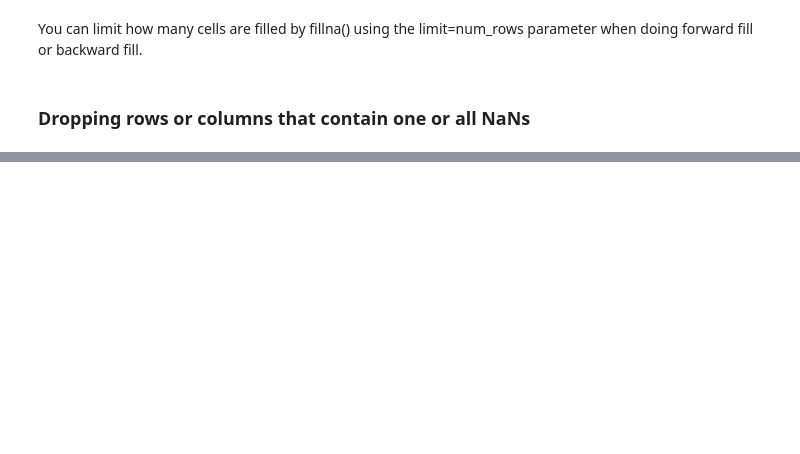
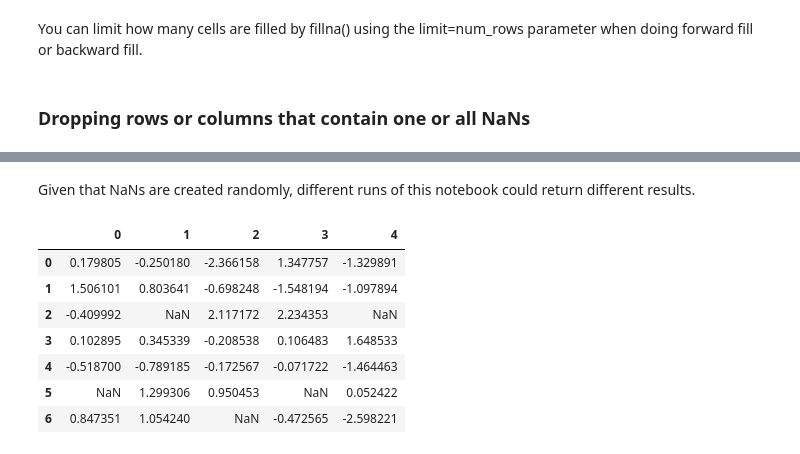
Before and after one commit to elsatch/datacamp-data-scientist-certification, a Jupyter notebook: DS101/Data_Management_with_Python/Assess_data_quality_and_perform_validation_tasks/Identify_calculate_and_replace_the_missing_values_using_Python.ipynb, the cells around one changed output, grey strips where cells are left out. Saved outputs shown, nothing was run; the diff lists cells and outputs as text; code cells hidden in the pictures; blank space fills up the shorter version.

```diff
--- a/DS101/Data_Management_with_Python/Assess_data_quality_and_perform_validation_tasks/Identify_calculate_and_replace_the_missing_values_using_Python.ipynb
+++ b/DS101/Data_Management_with_Python/Assess_data_quality_and_perform_validation_tasks/Identify_calculate_and_replace_the_missing_values_using_Python.ipynb
@@ -254,0 +299,14 @@ You can limit how many cells are filled by fillna() using the limit=num_rows par
+# %% [markdown]
+Given that NaNs are created randomly, different runs of this notebook could return different results.
+# %%
+# If we only want to drop rows where all columns are NaNs we must pass the how='all' argument
+nan_df.dropna(how='all')
+# %% [output]
+|  | 0 | 1 | 2 | 3 | 4 |
+| 0 | 0.179805 | -0.250180 | -2.366158 | 1.347757 | -1.329891 |
+| 1 | 1.506101 | 0.803641 | -0.698248 | -1.548194 | -1.097894 |
+| 2 | -0.409992 | NaN | 2.117172 | 2.234353 | NaN |
+| 3 | 0.102895 | 0.345339 | -0.208538 | 0.106483 | 1.648533 |
+| 4 | -0.518700 | -0.789185 | -0.172567 | -0.071722 | -1.464463 |
+| 5 | NaN | 1.299306 | 0.950453 | NaN | 0.052422 |
+| 6 | 0.847351 | 1.054240 | NaN | -0.472565 | -2.598221 |
```
Also changed, not shown: parts of 7 cells of this notebook, 1 other file.
